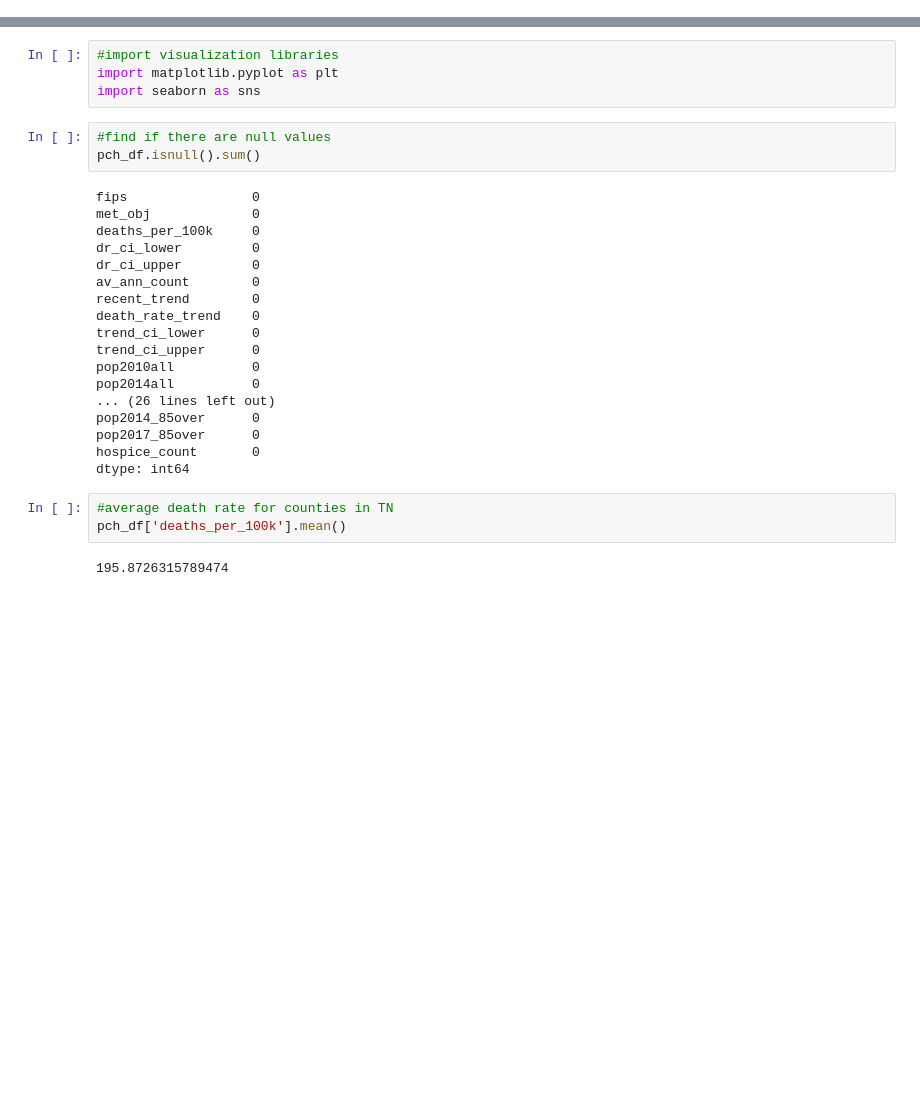
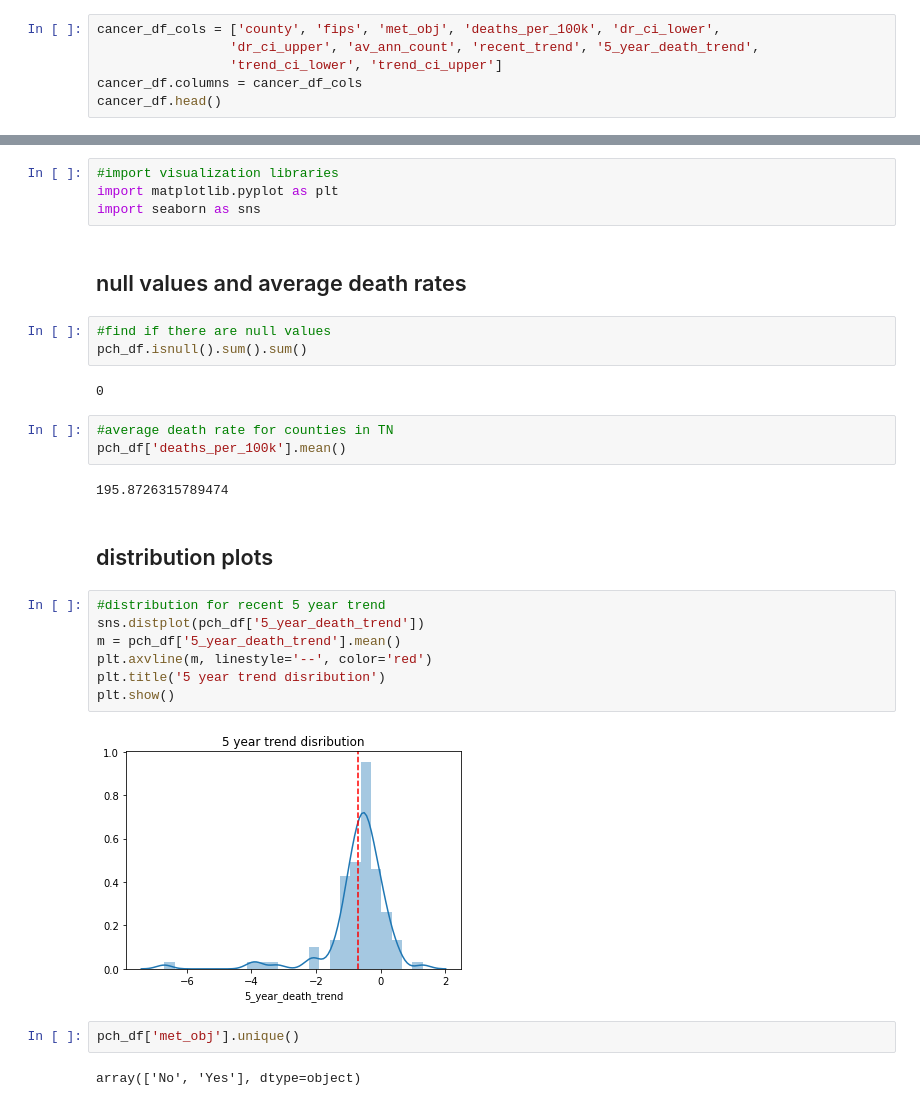
Before and after one commit to praelfj/vanderbilt-aspire-data-essentials, a Jupyter notebook: week_3_and_onward_notebook.ipynb, the cells around one changed output, grey strips where cells are left out. Drawn from its saved outputs; the diff is of its cells as text; blank space fills up the shorter version.

```diff
--- a/week_3_and_onward_notebook.ipynb
+++ b/week_3_and_onward_notebook.ipynb
@@ -132,0 +140,6 @@ cancer_df.head()
+# %%
+cancer_df_cols = ['county', 'fips', 'met_obj', 'deaths_per_100k', 'dr_ci_lower',
+                 'dr_ci_upper', 'av_ann_count', 'recent_trend', '5_year_death_trend',
+                 'trend_ci_lower', 'trend_ci_upper']
+cancer_df.columns = cancer_df_cols
+cancer_df.head()
@@ -239,29 +265,30 @@ pch_df
 #import visualization libraries
 import matplotlib.pyplot as plt
 import seaborn as sns
+# %% [markdown]
+## null values and average death rates
 # %%
 #find if there are null values
-pch_df.isnull().sum()
+pch_df.isnull().sum().sum()
 # %% [output]
-fips                0
-met_obj             0
-deaths_per_100k     0
-dr_ci_lower         0
-dr_ci_upper         0
-av_ann_count        0
-recent_trend        0
-death_rate_trend    0
-trend_ci_lower      0
-trend_ci_upper      0
-pop2010all          0
-pop2014all          0
-... (26 lines left out)
-pop2014_85over      0
-pop2017_85over      0
-hospice_count       0
-dtype: int64
+0
 # %%
 #average death rate for counties in TN
 pch_df['deaths_per_100k'].mean()
 # %% [output]
 195.8726315789474
+# %% [markdown]
+## distribution plots
+# %%
+#distribution for recent 5 year trend
+sns.distplot(pch_df['5_year_death_trend'])
+m = pch_df['5_year_death_trend'].mean()
+plt.axvline(m, linestyle='--', color='red')
+plt.title('5 year trend disribution')
+plt.show()
+# %% [output]
+[figure, added]
+# %%
+pch_df['met_obj'].unique()
+# %% [output]
+array(['No', 'Yes'], dtype=object)
```
Also changed, not shown: parts of 22 cells of this notebook.
